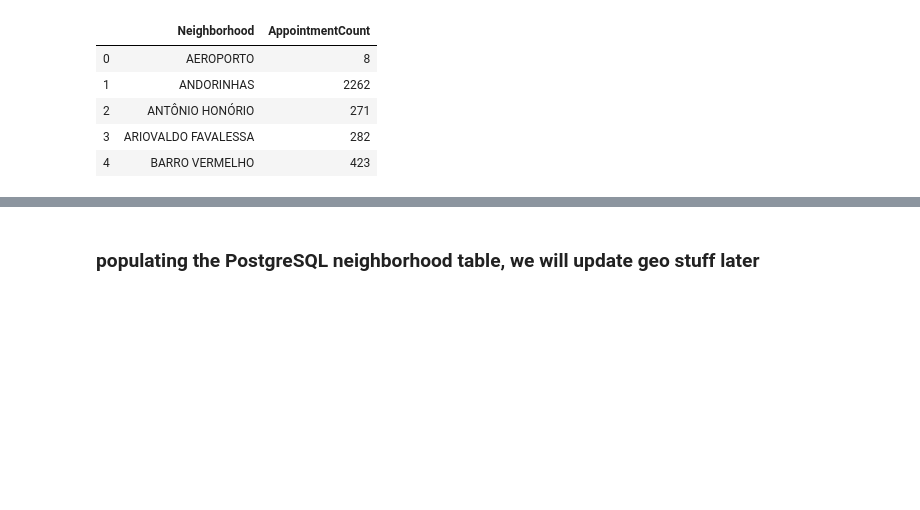
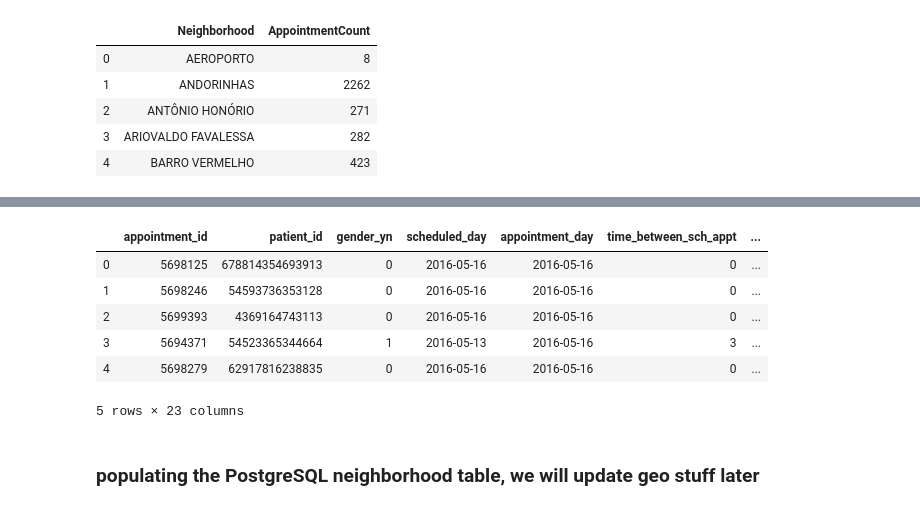
Before and after one commit to kasiewong/medical_no_shows, a Jupyter notebook: notebooks/import_data.ipynb, the cells around one changed output, grey strips where cells are left out. Drawn from its saved outputs; the diff is of its cells as text; code cells hidden in the pictures; blank space fills up the shorter version.

Commit message:
adding data file for model

```diff
--- a/notebooks/import_data.ipynb
+++ b/notebooks/import_data.ipynb
@@ -138,0 +186,12 @@ neighbor_df.head()
+# %%
+med_df = pd.read_sql_query('select * from "medical_noshow_data"',con=engine)
+
+med_df.head()
+# %% [output]
+|  | appointment_id | patient_id | gender_yn | scheduled_day | appointment_day | time_between_sch_appt | ... |
+| 0 | 5698125 | 678814354693913 | 0 | 2016-05-16 | 2016-05-16 | 0 | ... |
+| 1 | 5698246 | 54593736353128 | 0 | 2016-05-16 | 2016-05-16 | 0 | ... |
+| 2 | 5699393 | 4369164743113 | 0 | 2016-05-16 | 2016-05-16 | 0 | ... |
+| 3 | 5694371 | 54523365344664 | 1 | 2016-05-13 | 2016-05-16 | 3 | ... |
+| 4 | 5698279 | 62917816238835 | 0 | 2016-05-16 | 2016-05-16 | 0 | ... |
+5 rows × 23 columns
```
Also changed, not shown: parts of 4 cells of this notebook, 5 other files.
